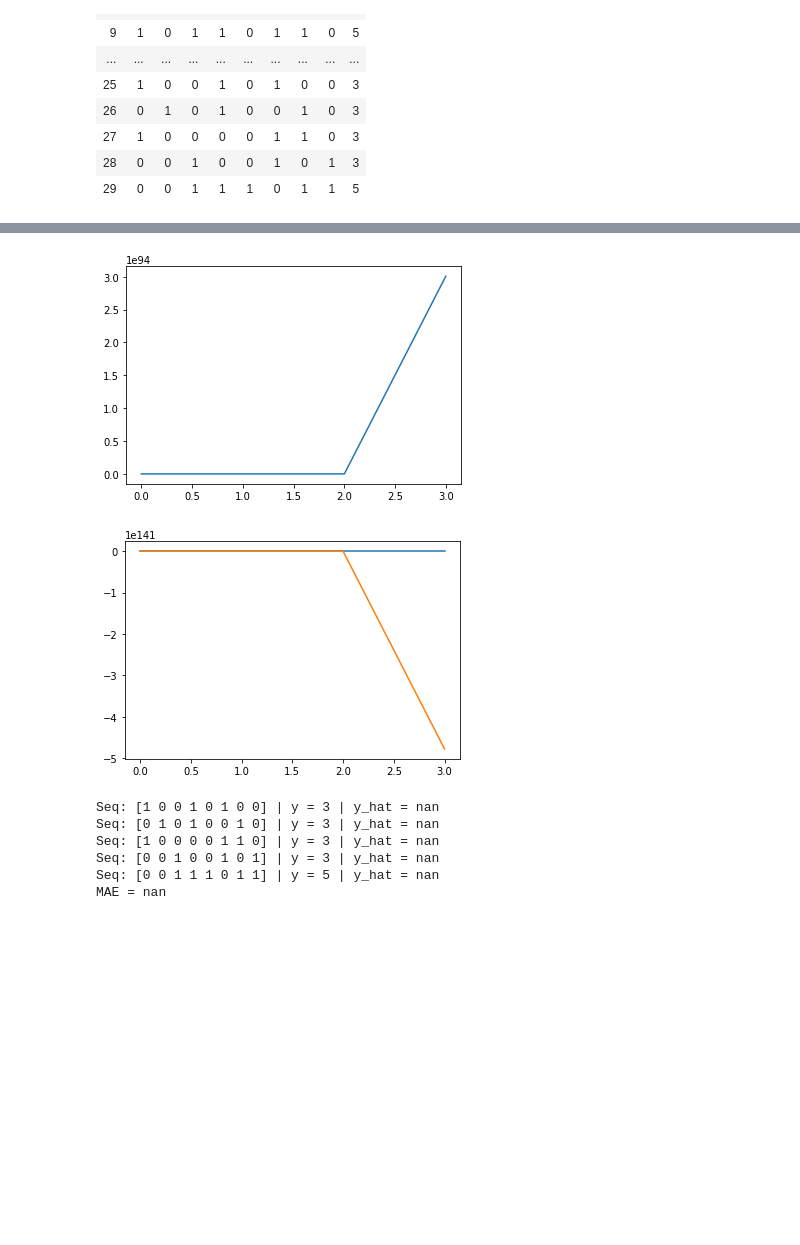
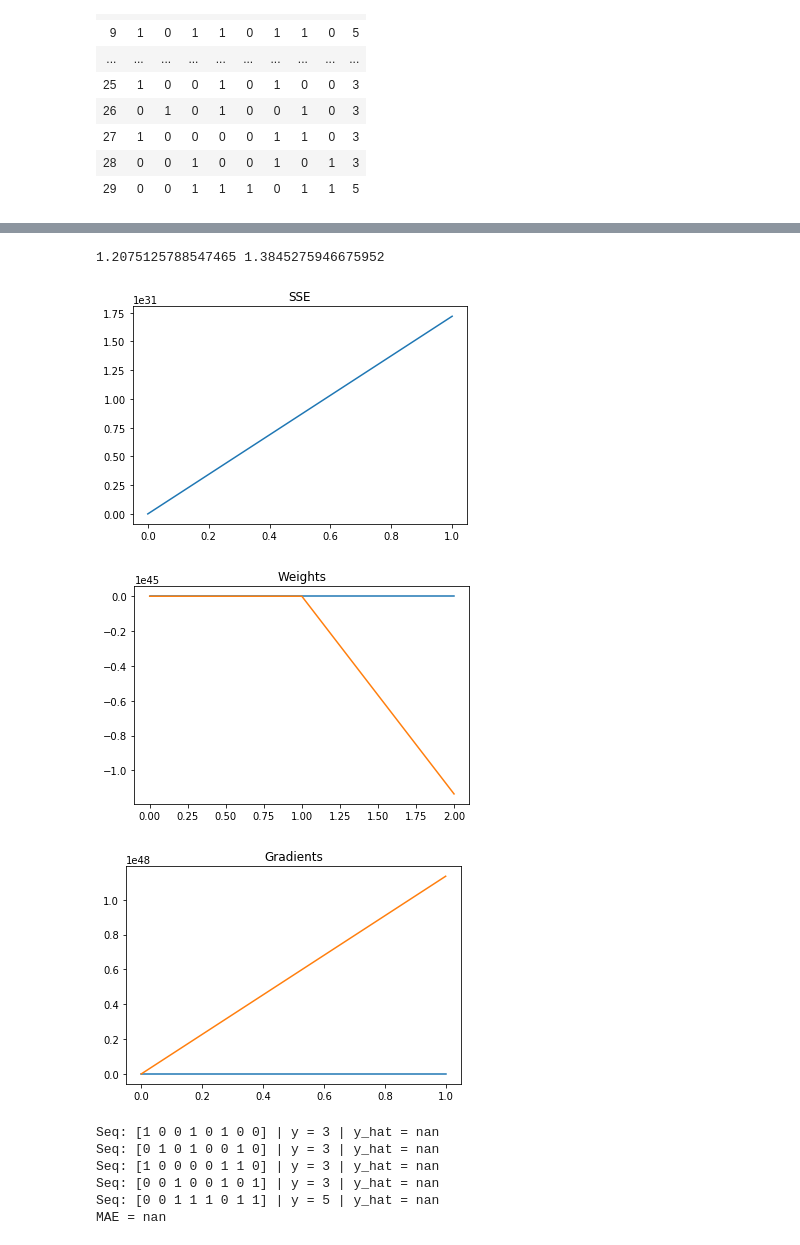
Before and after one commit to Maxtoq/Adder-with-RNN, a Jupyter notebook: Adder with Recurrent Neural Network.ipynb, the cells around one changed output, grey strips where cells are left out. Drawn from its saved outputs; the diff is of its cells as text; code cells hidden in the pictures; blank space fills up the shorter version.

```diff
--- a/Adder with Recurrent Neural Network.ipynb
+++ b/Adder with Recurrent Neural Network.ipynb
@@ -42,16 +42,16 @@ As we want to have a linear model, the activation function will be the identity,
 
 <img src="archi.png">
 # %%
-class ElmanRNNAdder():
+class RNNAdder():
 
     def __init__(self):
         # Our two weights initialized randomly between -1 and 1
-        self.Vx = np.random.normal(1.0, 1.0)
-        self.Vf = np.random.normal(1.0, 1.0)
+        self.Vx = np.random.normal(1.0, 0.5)
+        self.Vf = np.random.normal(1.0, 0.5)
 
         # Learning rates
-        self.lr_x = 0.005
-        self.lr_f = 0.005
+        self.lr_x = 0.001
+        self.lr_f = 0.001
 
         # Number of features
         self.T = 0
@@ -62,9 +62,13 @@ class ElmanRNNAdder():
         # Error
         self.err = []
 
+        # Historic of weights
+        self.hist_Vx = [self.Vx]
+        self.hist_Vf = [self.Vf]
+
         # Historic of gradients
-        self.hist_Vx = []
-        self.hist_Vf = []
+        self.hist_dVx = []
+        self.hist_dVf = []
 
     def forward(self, X):
         self.f = np.zeros((X.shape[0], X.shape[1] + 1))
@@ -96,11 +100,20 @@ class ElmanRNNAdder():
         self.hist_Vx.append(self.Vx)
         self.hist_Vf.append(self.Vf)
 
+        self.hist_dVx.append(dVx)
+        self.hist_dVf.append(dVf)
+
     def plot_hist(self):
         plt.plot([i for i in range(len(self.err))], self.err)
+        plt.title('SSE')
         plt.show()
         plt.plot([i for i in range(len(self.hist_Vx))], self.hist_Vx)
         plt.plot([i for i in range(len(self.hist_Vf))], self.hist_Vf)
+        plt.title('Weights')
+        plt.show()
+        plt.plot([i for i in range(len(self.hist_dVx))], self.hist_dVx)
+        plt.plot([i for i in range(len(self.hist_dVf))], self.hist_dVf)
+        plt.title('Gradients')
         plt.show()
 
     def fit(self, X, y, nb_epoch=50):
@@ -129,13 +142,15 @@ class ElmanRNNAdder():
 # %%
 X, y = df.drop(columns='y').values, df['y'].values
 train_X, test_X, train_y, test_y = X[:25], X[25:], y[:25], y[25:]
 
 
-model = ElmanRNNAdder()
-model.fit(train_X, train_y)
+model = RNNAdder()
+model.fit(train_X, train_y, nb_epoch=100)
 # %% [output]
+1.2075125788547465 1.3845275946675952
-[figure, old version]
+[figure, new version]
-[figure, old version]
+[figure, new version]
+[figure, added]
 # %%
 model.predict(test_X, test_y)
 # %% [output]
```
Also changed, not shown: parts of 7 cells of this notebook.
